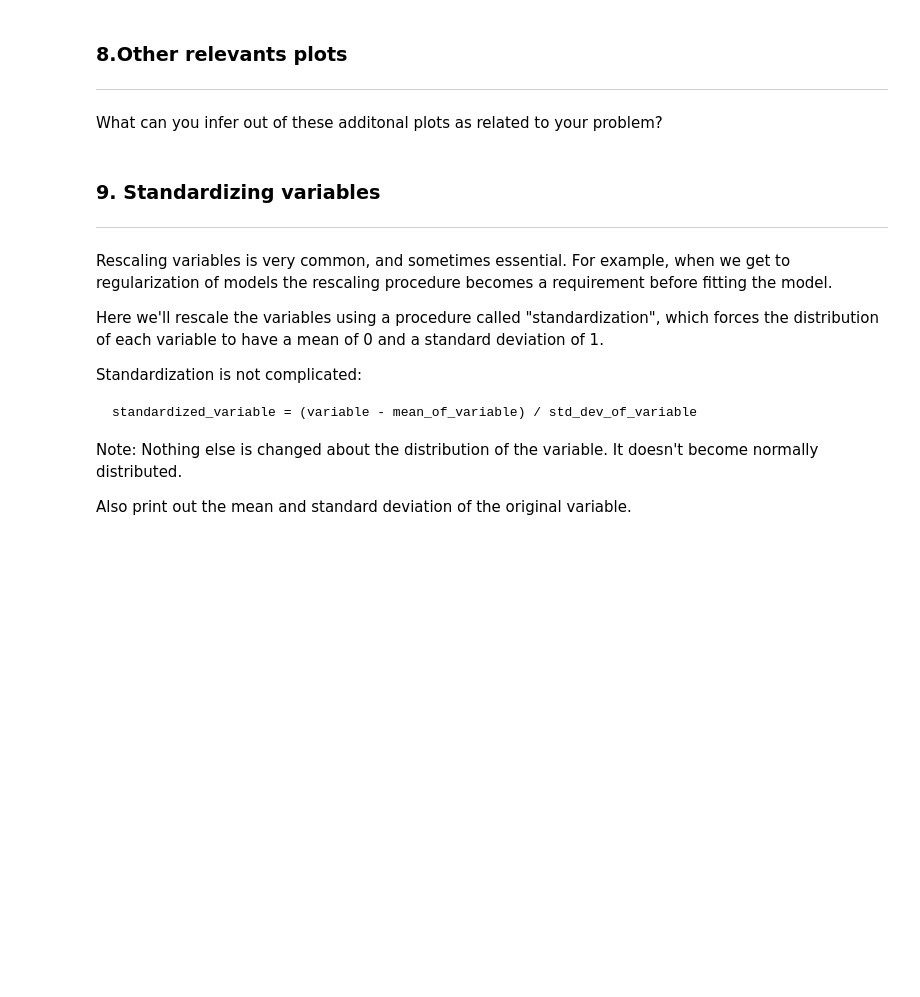
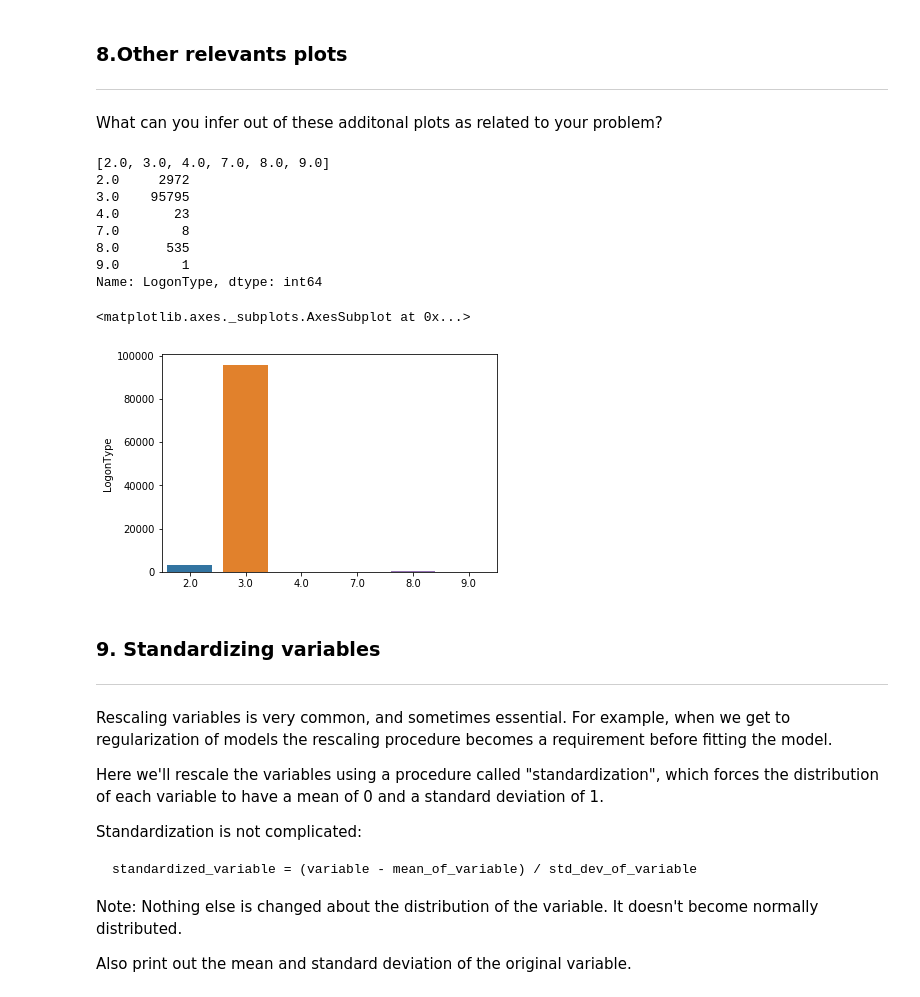
Before and after one commit to chalmerlowe/capstone, a Jupyter notebook: capstone.ipynb, the cells around one changed output. Cells and saved outputs as stored; diff of their text form; code cells hidden in the pictures; blank space fills up the shorter version.

```diff
--- a/capstone.ipynb
+++ b/capstone.ipynb
@@ -254,0 +320,6 @@ For the record, the `.index` attribute holds the row indices. This is the the si
+# %%
+# Based on these results, I felt like I wanted to focus some further investigation
+# on the Domains with what appear to be "official-sounding" domain names: Domain001, Domain002
+
+dfdomains = dfhost[dfhost['DomainName'].str.contains('Domain')]
+dfdomains.DomainName.value_counts()
@@ -392,3 +553,24 @@ What can you infer out of these additonal plots as related to your problem?
+# %%
+# In considering possible plots, a visual representation of the number of
+#     LogonTypes seemed like a good place to experiment, but as the results show...
+#     the disparity in values renders the plot mostly useless.
+
+x = sorted(dfdomains.LogonType.dropna().unique())
+print(x)
+y = dfdomains.LogonType.value_counts().sort_index()
+print(y)
+sns.barplot(x=x, y=y, data=dfdomains, orient='v')
+# %% [output]
+[2.0, 3.0, 4.0, 7.0, 8.0, 9.0]
+2.0     2972
+3.0    95795
+4.0       23
+7.0        8
+8.0      535
+9.0        1
+Name: LogonType, dtype: int64
+<matplotlib.axes._subplots.AxesSubplot at 0x...>
+[figure, added]
 # %% [markdown]
 
 <a id='standardization'></a>
```
Also changed, not shown: parts of 48 cells of this notebook.
